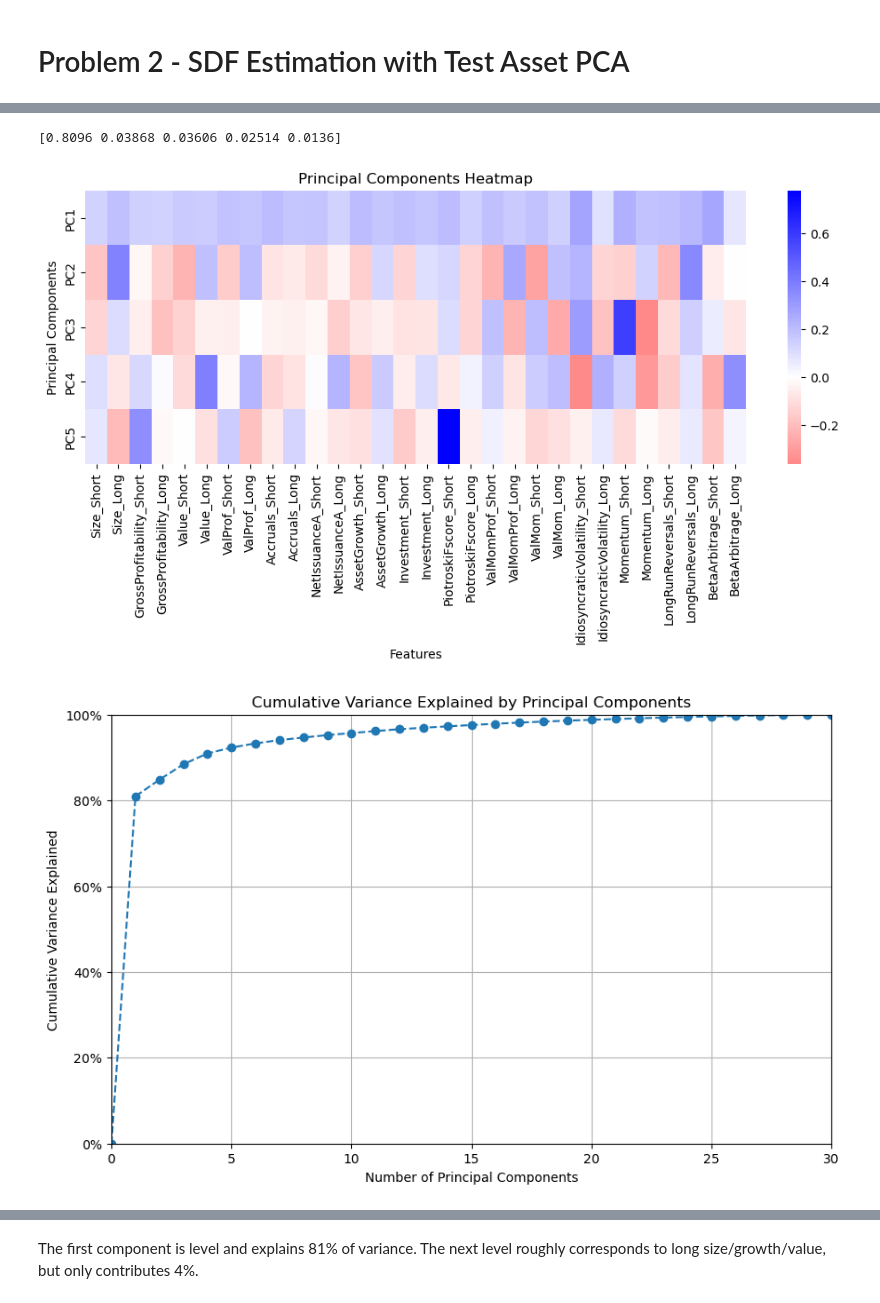
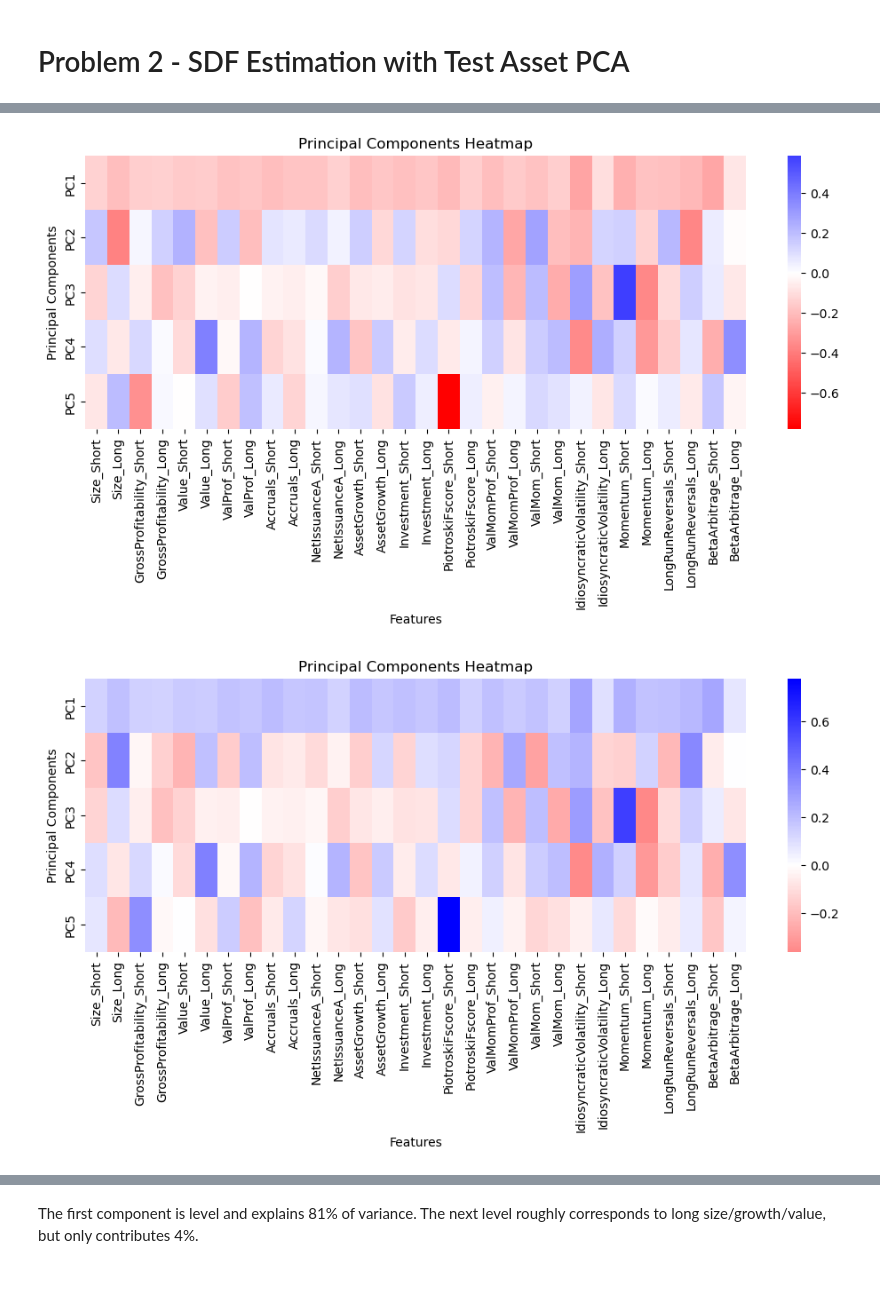
Before and after one commit to trpotter72/W24, a Jupyter notebook: AP/HW1/HW1.ipynb, the cells around one changed output, grey strips where cells are left out. Saved outputs shown, nothing was run; the diff lists cells and outputs as text; code cells hidden in the pictures.

```diff
--- a/AP/HW1/HW1.ipynb
+++ b/AP/HW1/HW1.ipynb
@@ -609,3 +612,14 @@ Difference (d_analytical - d_class):
  [0 0]]
 # %% [markdown]
 # Problem 2 - SDF Estimation with Test Asset PCA
+# %%
+from sklearn.decomposition import PCA
+
+pca = PCA(n_components=5)
+pca.fit(Z)
+# Extract the principal components
+principal_components = pca.components_[:5]
+eigen_values = pca.explained_variance_[:5]
+explained_variance_fractions = pca.explained_variance_ratio_
+F_pc = ((Z-Z.mean(axis=0))@principal_components.T).to_numpy()
+F_pc_2 = pca.transform(Z)
@@ -612,34 +640,39 @@ Difference (d_analytical - d_class):
+# %%
+# Generate the covariance matrix of Z
+cov_matrix = np.cov(Z, rowvar=False)
+
+# Perform SVD on the covariance matrix
+U, S, Vt = np.linalg.svd((Z - Z.mean(axis=0)).T)
 # %%
-from sklearn.decomposition import PCA
+from matplotlib.pyplot import plot
 
-pca = PCA()
-pca.fit(Z)
 
-# Extract the principal components
-principal_components = pca.components_[:5]
-explained_variance = pca.explained_variance_ratio_[:5]
-print(explained_variance)
-# Plot the principal components as a heatmap
-plt.figure(figsize=(12, 4))
-sns.heatmap(principal_components, cmap="bwr_r", center = 0, xticklabels=Z.columns, yticklabels=[f"PC{i+1}" for i in range(principal_components.shape[0])])
-plt.title("Principal Components Heatmap")
-plt.xlabel("Features")
-plt.ylabel("Principal Components")
-plt.show()
+def plot_principal_components_heatmap(principal_components, title="Principal Components Heatmap"):
+  plt.figure(figsize=(12, 4))
+  sns.heatmap(principal_components, cmap="bwr_r", center=0, xticklabels=Z.columns, yticklabels=[f"PC{i+1}" for i in range(principal_components.shape[0])])
+  plt.title(title)
+  plt.xlabel("Features")
+  plt.ylabel("Principal Components")
+  plt.show()
 
-# Plot cumulative variance explained by incremental PCs
-cumulative_variance = np.insert(np.cumsum(pca.explained_variance_ratio_), 0, 0)
-plt.figure(figsize=(10, 6))
-plt.plot(range(len(cumulative_variance)), cumulative_variance, marker='o', linestyle='--')
-plt.title("Cumulative Variance Explained by Principal Components")
-plt.xlabel("Number of Principal Components")
-plt.ylabel("Cumulative Variance Explained")
-plt.grid(True)
-plt.ylim(0, 1)
-plt.xlim(0,30)
-plt.gca().yaxis.set_major_formatter(plt.FuncFormatter(lambda x, _: f'{x:.0%}'))
-plt.show()
+def plot_cumulative_variance_explained(explained_variance_ratio, title="Cumulative Variance Explained by Principal Components"):
+  cumulative_variance = np.insert(np.cumsum(explained_variance_ratio), 0, 0)
+  plt.figure(figsize=(10, 6))
+  plt.plot(range(len(cumulative_variance)), cumulative_variance, marker='o', linestyle='--')
+  plt.title(title)
+  plt.xlabel("Number of Principal Components")
+  plt.ylabel("Cumulative Variance Explained")
+  plt.grid(True)
+  plt.ylim(0, 1)
+  plt.xlim(0, 30)
+  plt.gca().yaxis.set_major_formatter(plt.FuncFormatter(lambda x, _: f'{x:.0%}'))
+  plt.show()
+
+# Example usage
+plot_principal_components_heatmap(U.T[:5])
+plot_principal_components_heatmap(principal_components)
+plot_cumulative_variance_explained(S**2/(S**2).sum())
+plot_cumulative_variance_explained(explained_variance_fractions)
 # %% [output]
-[0.8096 0.03868 0.03606 0.02514 0.0136]
-[figure, old version]
+[figure, new version]
-[figure, old version]
+[figure, new version]
```
Also changed, not shown: parts of 8 cells of this notebook, 1 other file.
